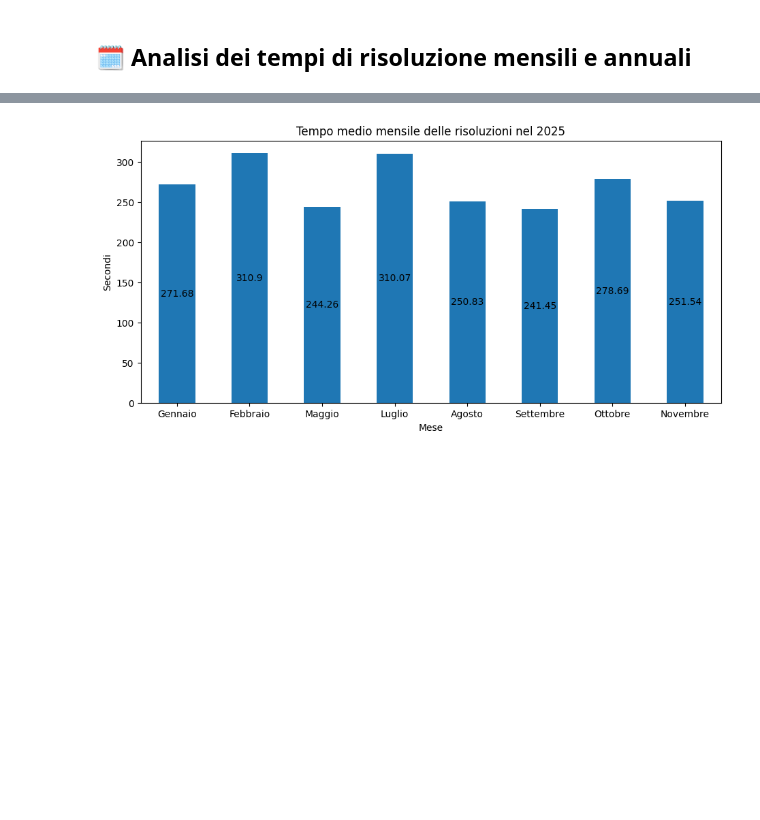
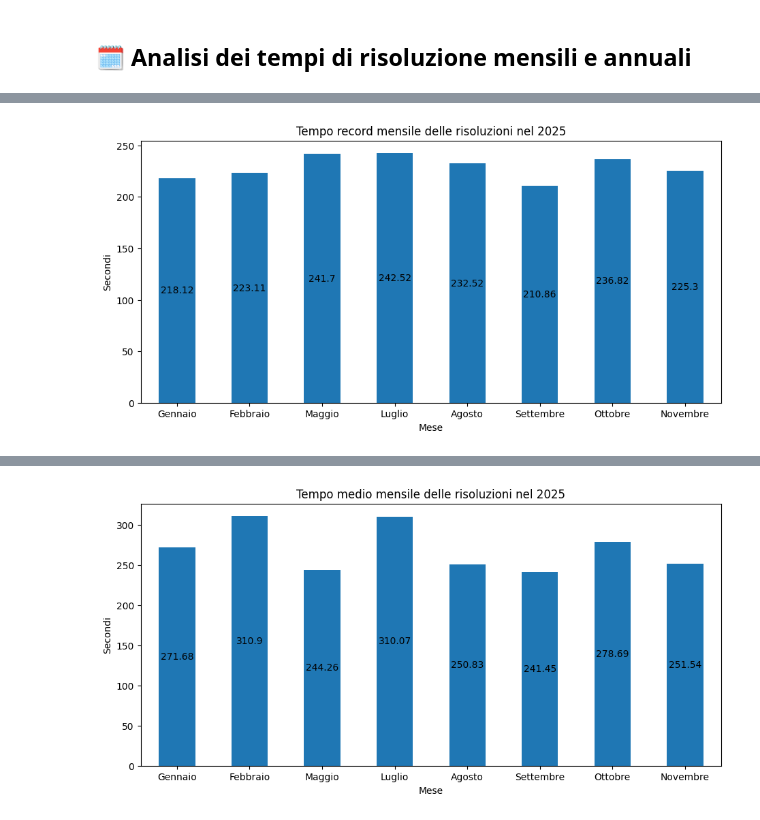
Before and after one commit to gl-alaimo/Timer_cubo_di_Rubik, a Jupyter notebook: scripts/notebook_cubo_4x4x4.ipynb, the cells around one changed output, grey strips where cells are left out. Cells and saved outputs as stored; diff of their text form; code cells hidden in the pictures; blank space fills up the shorter version.

```diff
--- a/scripts/notebook_cubo_4x4x4.ipynb
+++ b/scripts/notebook_cubo_4x4x4.ipynb
@@ -49,0 +68,4 @@ modulo_rubik.grafico_record_media_massimo(df_cubo=df)
+# %%
+modulo_rubik.grafico_record_mensili(df_cubo=df, anno=2025)
+# %% [output]
+[figure, added]
```
Also changed, not shown: parts of 16 cells of this notebook, 13 other files.
